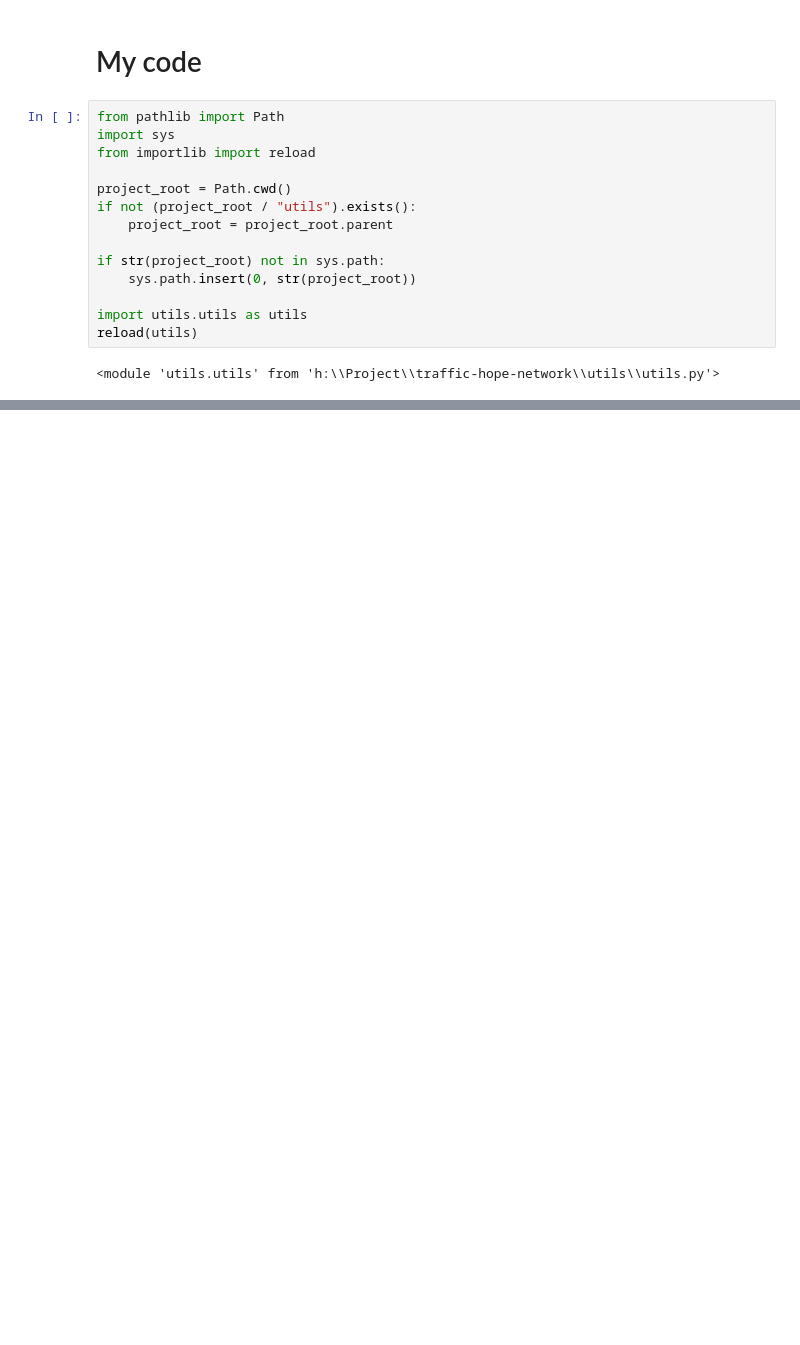
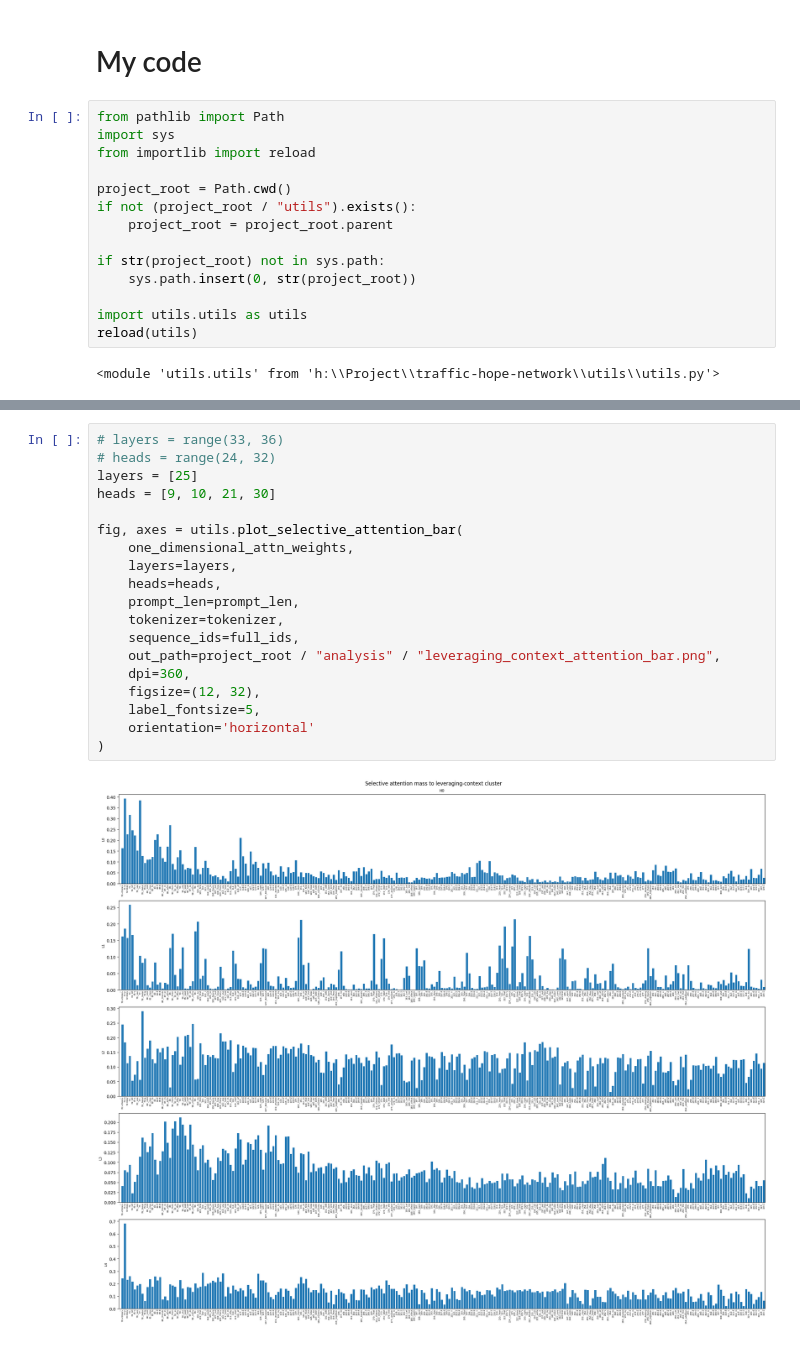
Before and after one commit to Lhhiep-maxcode/traffic-hope-network, a Jupyter notebook: analysis/attn_behavior.ipynb, the cells around one changed output, grey strips where cells are left out. Saved outputs shown, nothing was run; the diff lists cells and outputs as text; blank space fills up the shorter version.

```diff
--- a/analysis/attn_behavior.ipynb
+++ b/analysis/attn_behavior.ipynb
@@ -79,3 +66,24 @@ attn_weights, full_outputs = utils.get_attention_weights(model, full_ids)
+# %%
+# layers = range(33, 36)
+# heads = range(24, 32)
+layers = [25]
+heads = [9, 10, 21, 30]
+
+fig, axes = utils.plot_selective_attention_bar(
+    one_dimensional_attn_weights,
+    layers=layers,
+    heads=heads,
+    prompt_len=prompt_len,
+    tokenizer=tokenizer,
+    sequence_ids=full_ids,
+    out_path=project_root / "analysis" / "leveraging_context_attention_bar.png",
+    dpi=360,
+    figsize=(12, 32),
+    label_fontsize=5,
+    orientation='horizontal'
+)
+# %% [output]
+[figure, added]
 # %%
 from importlib import reload
 reload(utils)
```
Also changed, not shown: parts of 16 cells of this notebook, 5 other files.
